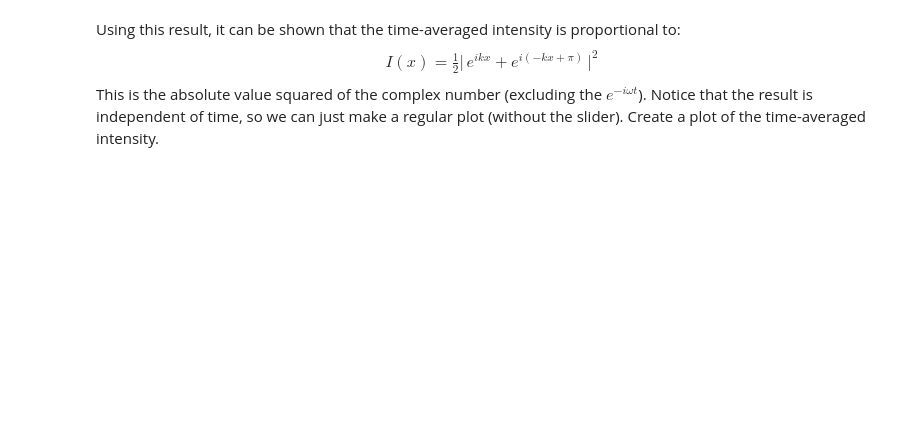
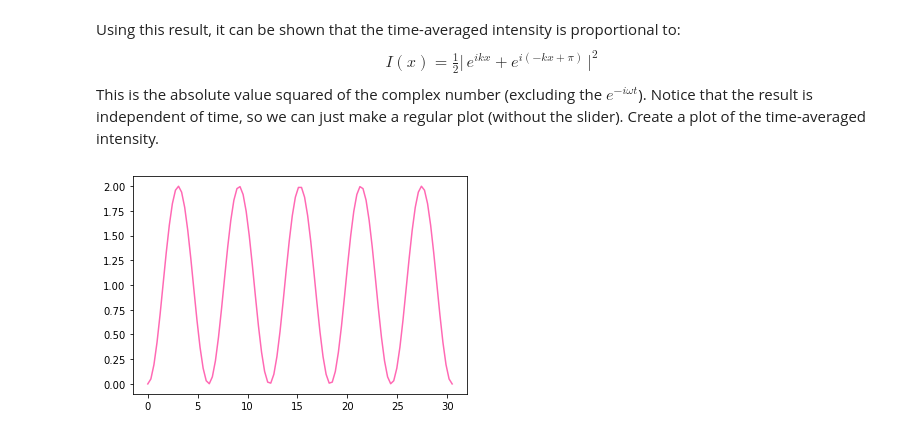
Before and after one commit to nuLABatUSD/IntroComputationLabs, a Jupyter notebook: Lab3_SP22.ipynb, the cells around one changed output. Cells and saved outputs as stored; diff of their text form; code cells hidden in the pictures; blank space fills up the shorter version.

```diff
--- a/Lab3_SP22.ipynb
+++ b/Lab3_SP22.ipynb
@@ -171,3 +347,25 @@ $$\tilde{E} (x,t) = e^{i (kx - \omega t)} + e^{i (-kx + \pi - \omega t)}.$$
 That may seem to be an awkward way to represent it, but it is mathematically useful when both parts of the superposition are proportional to $e^{-i \omega t}$.
 
 Create a slider using this new function that involves complex exponentials to confirm that you get the same results as before.
+# %%
+def elec_field2(x,t):
+    k = (2*np.pi)/12.2
+    w = 2*np.pi*2.45
+    return np.imag(np.exp(1j*(k*x - w*t)) + np.exp(1j*(-k*x+np.pi-w*t)))
+
+x = np.linspace(0, 30.5,100)
+function = np.zeros(len(x))
+
+def elec_field2_plot(t):
+    for i in range(len(x)):
+        function[i] = elec_field2(x[i], t)
+
+    plt.figure()
+    plt.plot(x, function)
+    plt.ylim(-2.5,2.5)
+    plt.xlabel("x (cm)")
+    plt.ylabel("electric field")
+    plt.show()
+
+print(elec_field2(2.06 , 1.4))
+widgets.interact(elec_field2_plot , t=(0, 5, .01))
@@ -175,3 +377,19 @@ Create a slider using this new function that involves complex exponentials to co
 Using this result, it can be shown that the time-averaged intensity is proportional to:
 $$I (x) = \tfrac{1}{2}\big\vert\, e^{i k x} + e^{i (-k x + \pi)} \,\big\vert^2$$
 This is the absolute value squared of the complex number (excluding the $e^{-i \omega t}$).  Notice that the result is independent of time, so we can just make a regular plot (without the slider).  Create a plot of the time-averaged intensity.
+# %%
+def time_ave_int(x):
+    k = (2*np.pi)/12.2
+    return .5*np.abs(np.exp(1j*k*x)+np.exp(1j*(-k*x+np.pi)))**2
+
+
+xaxis = np.linspace(0, 30.5, 100)
+function = np.zeros(len(x))
+for i in range(len(xaxis)):
+    function[i] = time_ave_int(xaxis[i])
+
+plt.figure()
+plt.plot(xaxis, function, color= "hotpink")
+plt.show()
+# %% [output]
+[figure, added]
```
Also changed, not shown: parts of 20 cells of this notebook, 1 other file.
